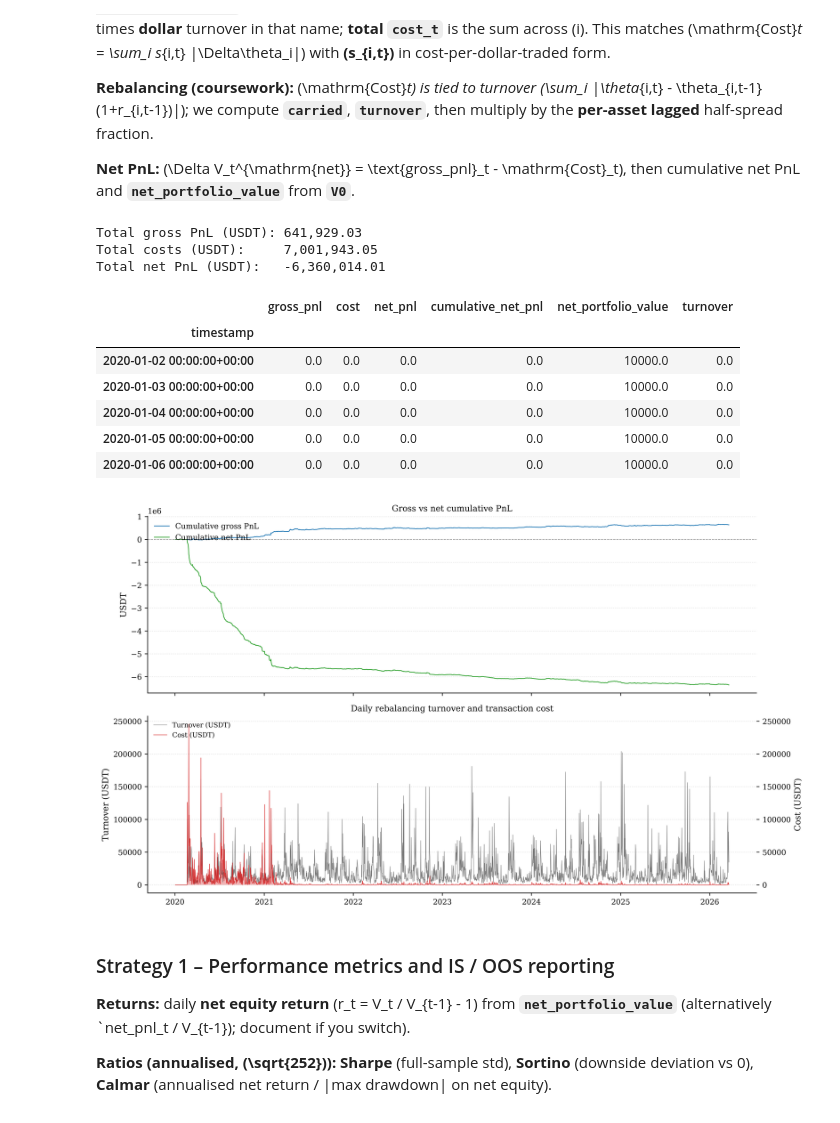
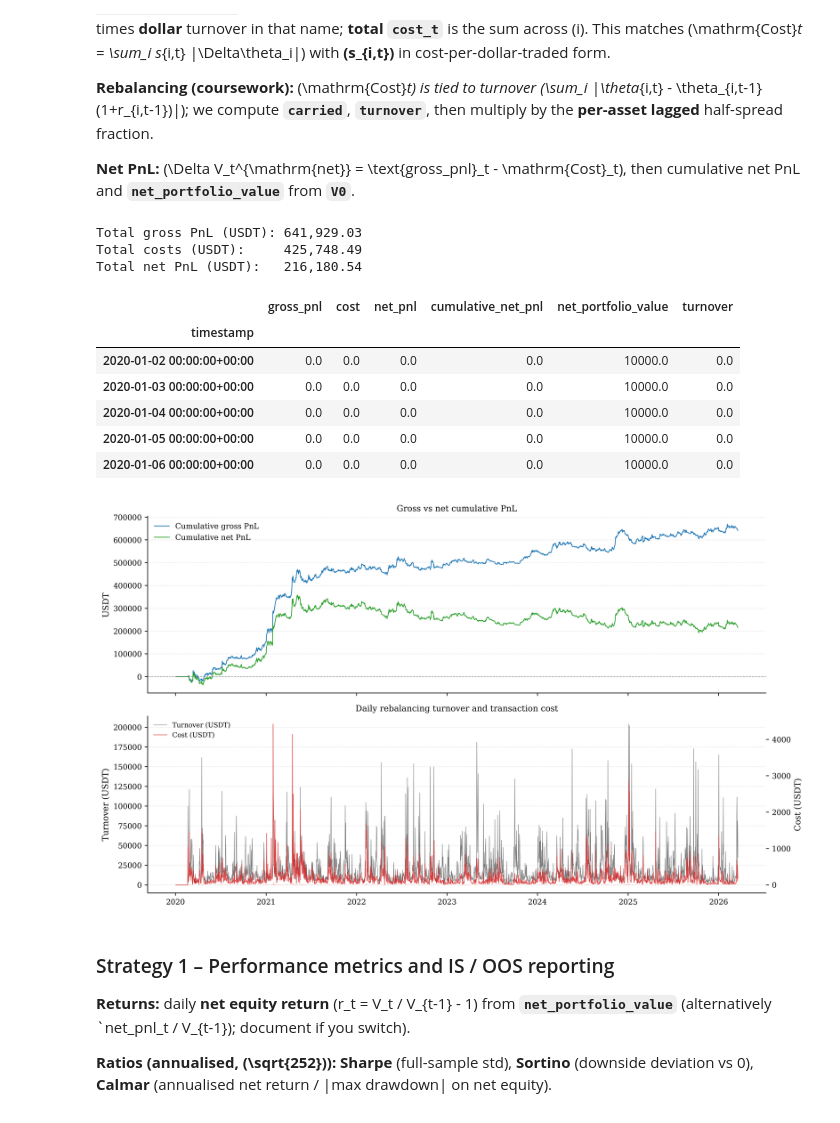
Before and after one commit to PeterLP123/Algo-Trading-Project, a Jupyter notebook: strategy_final_v2.ipynb, the cells around one changed output. Drawn from its saved outputs; the diff is of its cells as text; code cells hidden in the pictures.

Commit message:
Enhance backtesting logic by implementing a circuit breaker for equity liquidation; streamline half spread calculation and update output data structures for improved tracking of performance metrics.

```diff
--- a/strategy_final_v2.ipynb
+++ b/strategy_final_v2.ipynb
@@ -753,7 +753,7 @@ close_px = asset_panel["close"]
 
 # Half-spread fraction (lagged): cost per USDT traded in that name
 half_spread = 0.5 * ar_spread_wide
-half_spread_frac = half_spread.shift(1).divide(close_px.shift(1)).replace([np.inf, -np.inf], np.nan)
+half_spread_frac = half_spread.shift(1).replace([np.inf, -np.inf], np.nan)
 
 # Rebalance-aware execution: this Strategy 1 section still rebalances daily.
 import wf_trend_pipeline as wf
@@ -812,36 +812,36 @@ axes[0].grid(True, axis="y", linestyle=":", linewidth=0.7, alpha=0.45)
 
 axes[1].fill_between(net_backtest_summary.index, 0.0, cost_t, step="mid", color="tab:red", alpha=0.35, linewidth=0)
 axes[1].plot(net_backtest_summary.index, turnover, color="0.2", linewidth=0.5, alpha=0.65, label="Turnover (USDT)")
 ax_r = axes[1].twinx()
 ax_r.plot(net_backtest_summary.index, cost_t, color="tab:red", linewidth=0.65, alpha=0.85, label="Cost (USDT)")
 axes[1].set_ylabel("Turnover (USDT)")
 ax_r.set_ylabel("Cost (USDT)")
 axes[1].set_title("Daily rebalancing turnover and transaction cost")
 lines, labels = axes[1].get_legend_handles_labels()
 lines2, labels2 = ax_r.get_legend_handles_labels()
 ax_r.legend(lines + lines2, labels + labels2, loc="upper left", frameon=False, fontsize=8)
 axes[1].grid(True, axis="y", linestyle=":", linewidth=0.7, alpha=0.45)
 for ax in axes:
     ax.xaxis.set_major_locator(mdates.YearLocator())
     ax.xaxis.set_major_formatter(mdates.DateFormatter("%Y"))
 plt.tight_layout()
 out_dir = Path("output")
 out_dir.mkdir(parents=True, exist_ok=True)
 fig.savefig(out_dir / "net_vs_gross_cost_turnover.png", bbox_inches="tight", dpi=150)
 fig.savefig(out_dir / "net_vs_gross_cost_turnover.pdf", bbox_inches="tight")
 plt.show()
 # %% [output]
 Total gross PnL (USDT): 641,929.03
-Total costs (USDT):     7,001,943.05
-Total net PnL (USDT):   -6,360,014.01
+Total costs (USDT):     425,748.49
+Total net PnL (USDT):   216,180.54
 |  | gross_pnl | cost | net_pnl | cumulative_net_pnl | net_portfolio_value | turnover |
 | timestamp |  |  |  |  |  |  |
 | 2020-01-02 00:00:00+00:00 | 0.0 | 0.0 | 0.0 | 0.0 | 10000.0 | 0.0 |
 | 2020-01-03 00:00:00+00:00 | 0.0 | 0.0 | 0.0 | 0.0 | 10000.0 | 0.0 |
 | 2020-01-04 00:00:00+00:00 | 0.0 | 0.0 | 0.0 | 0.0 | 10000.0 | 0.0 |
 | 2020-01-05 00:00:00+00:00 | 0.0 | 0.0 | 0.0 | 0.0 | 10000.0 | 0.0 |
 | 2020-01-06 00:00:00+00:00 | 0.0 | 0.0 | 0.0 | 0.0 | 10000.0 | 0.0 |
-[figure, old version]
+[figure, new version]
 # %% [markdown]
 ### Strategy 1 – Performance metrics and IS / OOS reporting
 
```
Also changed, not shown: parts of 3 cells of this notebook, 5 other files.
